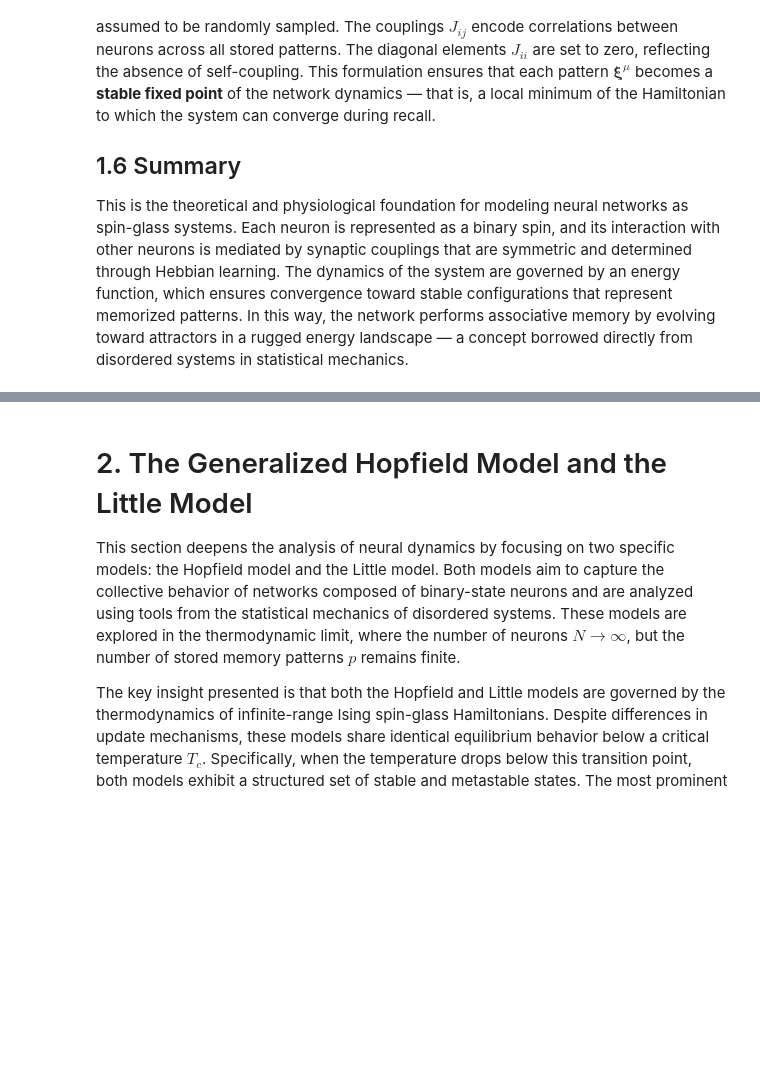
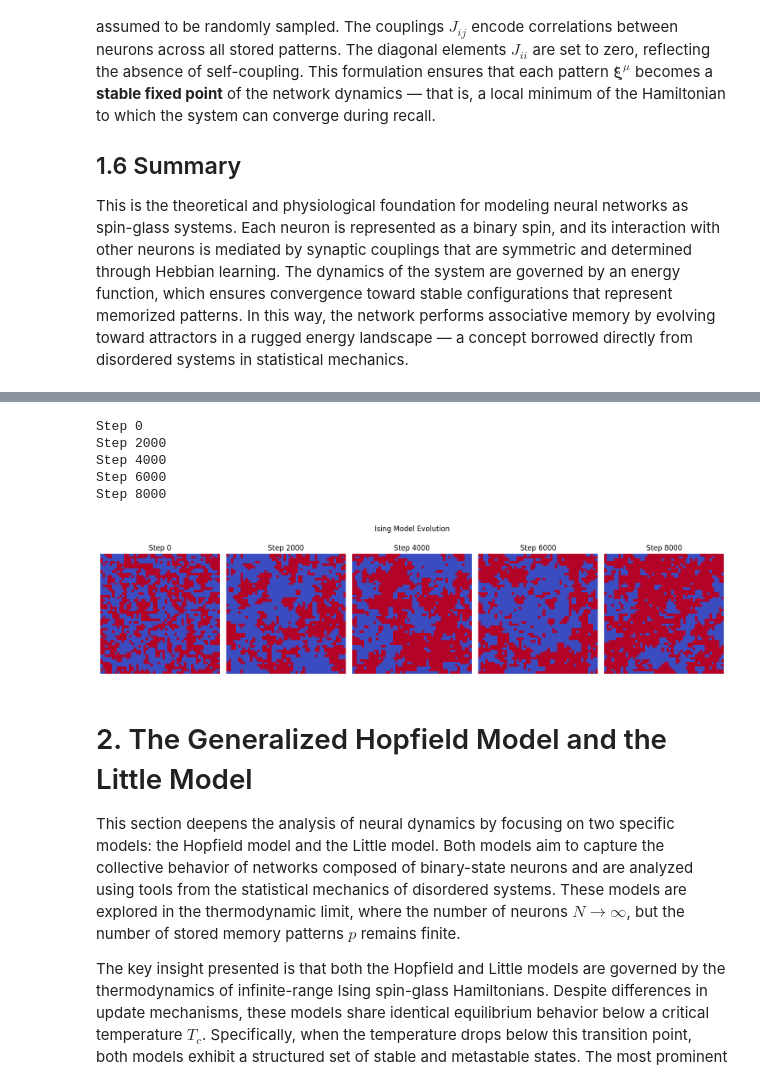
Before and after one commit to dvoils/neural-network-experiments, a Jupyter notebook: energy.ipynb, the cells around one changed output, grey strips where cells are left out. Saved outputs shown, nothing was run; the diff lists cells and outputs as text; code cells hidden in the pictures; blank space fills up the shorter version.

Commit message:
ising simulation

```diff
--- a/energy.ipynb
+++ b/energy.ipynb
@@ -170,3 +216,61 @@ This is the theoretical and physiological foundation for modeling neural network
+# %%
+import numpy as np
+import matplotlib.pyplot as plt
+
+# Parameters
+L = 50               # Lattice size (L x L)
+T = 2.5              # Temperature
+steps = 10000        # Number of Metropolis steps
+plot_every = 2000    # How often to visualize the lattice
+
+# Initialize spins randomly to -1 or +1
+spins = np.random.choice([-1, 1], size=(L, L))
+
+# Periodic boundary condition helper
+def get_neighbors(i, j):
+    return [
+        ((i - 1) % L, j),  # up
+        ((i + 1) % L, j),  # down
+        (i, (j - 1) % L),  # left
+        (i, (j + 1) % L)   # right
+    ]
+
+# Metropolis update step
+def metropolis_step(spins, T):
+    for _ in range(L * L):
+        i = np.random.randint(0, L)
+        j = np.random.randint(0, L)
+        s = spins[i, j]
+        # Compute interaction energy with neighbors
+        neighbors = sum(spins[ni, nj] for ni, nj in get_neighbors(i, j))
+        dE = 2 * s * neighbors  # ΔE for flip
+        if dE <= 0 or np.random.rand() < np.exp(-dE / T):
+            spins[i, j] = -s  # Flip spin
+
+# Run the simulation
+snapshots = []
+for step in range(steps):
+    metropolis_step(spins, T)
+    if step % plot_every == 0:
+        snapshots.append(spins.copy())
+        print(f"Step {step}")
+
+# Plot snapshots
+fig, axes = plt.subplots(1, len(snapshots), figsize=(15, 4))
+for i, snap in enumerate(snapshots):
+    axes[i].imshow(snap, cmap="coolwarm", interpolation='nearest')
+    axes[i].axis('off')
+    axes[i].set_title(f"Step {i * plot_every}")
+plt.suptitle("Ising Model Evolution")
+plt.tight_layout()
+plt.show()
+# %% [output]
+Step 0
+Step 2000
+Step 4000
+Step 6000
+Step 8000
+[figure, added]
 # %% [markdown]
 # 2. The Generalized Hopfield Model and the Little Model
 
```
Also changed, not shown: parts of 1 cell of this notebook.
